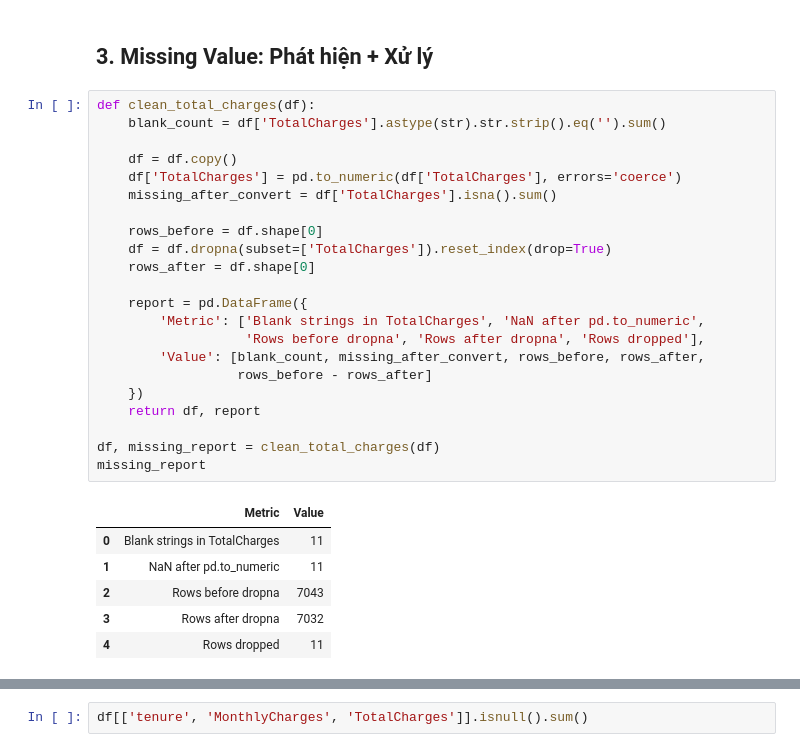
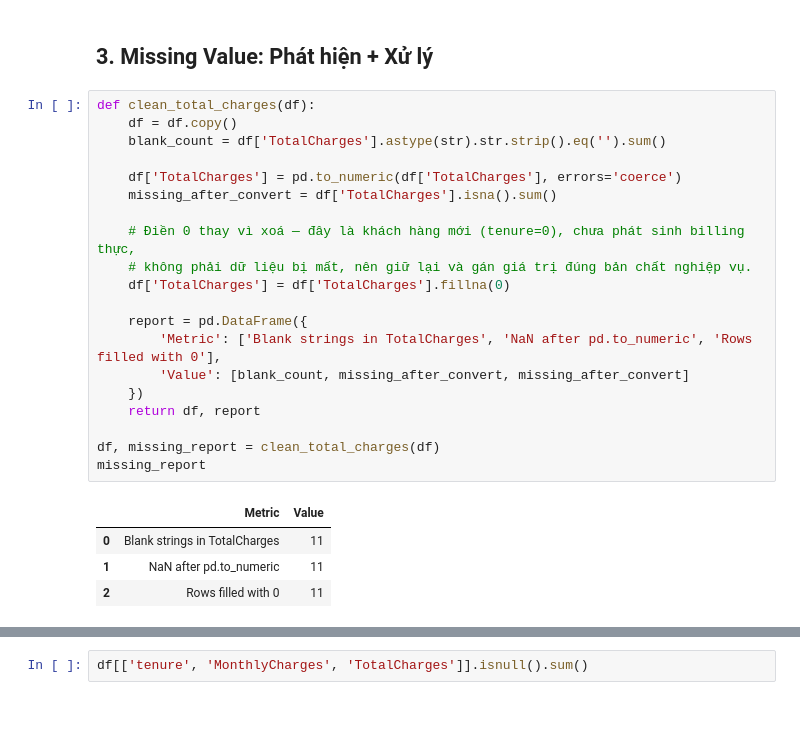
Before and after one commit to huynhthu214/Telco-Churn-DM, a Jupyter notebook: notebook/01_EDA_TelcoChurn.ipynb, the cells around one changed output, grey strips where cells are left out. Cells and saved outputs as stored; diff of their text form; blank space fills up the shorter version.

```diff
--- a/notebook/01_EDA_TelcoChurn.ipynb
+++ b/notebook/01_EDA_TelcoChurn.ipynb
@@ -91,30 +101,26 @@ df.describe(include='object')
 ## 3. Missing Value: Phát hiện + Xử lý
 # %%
 def clean_total_charges(df):
+    df = df.copy()
     blank_count = df['TotalCharges'].astype(str).str.strip().eq('').sum()
 
-    df = df.copy()
     df['TotalCharges'] = pd.to_numeric(df['TotalCharges'], errors='coerce')
     missing_after_convert = df['TotalCharges'].isna().sum()
 
-    rows_before = df.shape[0]
-    df = df.dropna(subset=['TotalCharges']).reset_index(drop=True)
-    rows_after = df.shape[0]
+    # Điền 0 thay vì xoá — đây là khách hàng mới (tenure=0), chưa phát sinh billing thực,
+    # không phải dữ liệu bị mất, nên giữ lại và gán giá trị đúng bản chất nghiệp vụ.
+    df['TotalCharges'] = df['TotalCharges'].fillna(0)
 
     report = pd.DataFrame({
-        'Metric': ['Blank strings in TotalCharges', 'NaN after pd.to_numeric',
-                   'Rows before dropna', 'Rows after dropna', 'Rows dropped'],
-        'Value': [blank_count, missing_after_convert, rows_before, rows_after,
-                  rows_before - rows_after]
+        'Metric': ['Blank strings in TotalCharges', 'NaN after pd.to_numeric', 'Rows filled with 0'],
+        'Value': [blank_count, missing_after_convert, missing_after_convert]
     })
     return df, report
 
 df, missing_report = clean_total_charges(df)
 missing_report
 # %% [output]
 |  | Metric | Value |
 | 0 | Blank strings in TotalCharges | 11 |
 | 1 | NaN after pd.to_numeric | 11 |
-| 2 | Rows before dropna | 7043 |
-| 3 | Rows after dropna | 7032 |
-| 4 | Rows dropped | 11 |
+| 2 | Rows filled with 0 | 11 |
```
Also changed, not shown: parts of 13 cells of this notebook, 7 other files.
